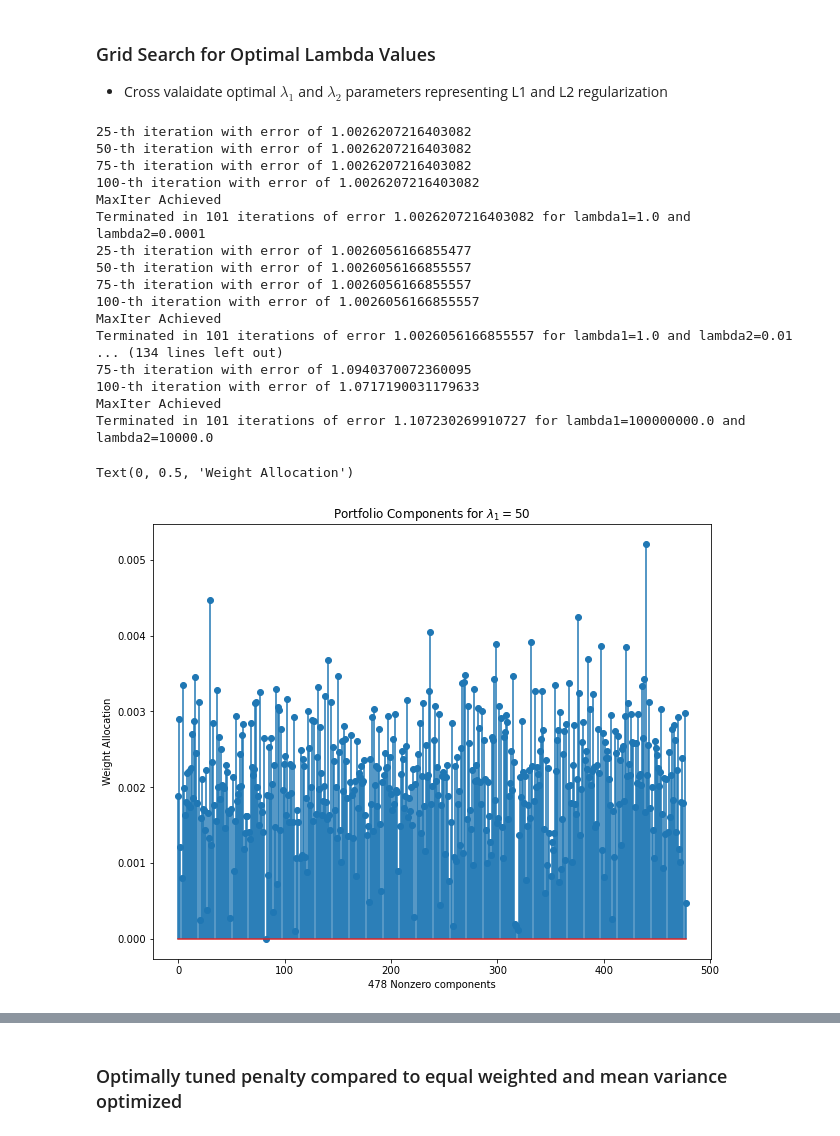
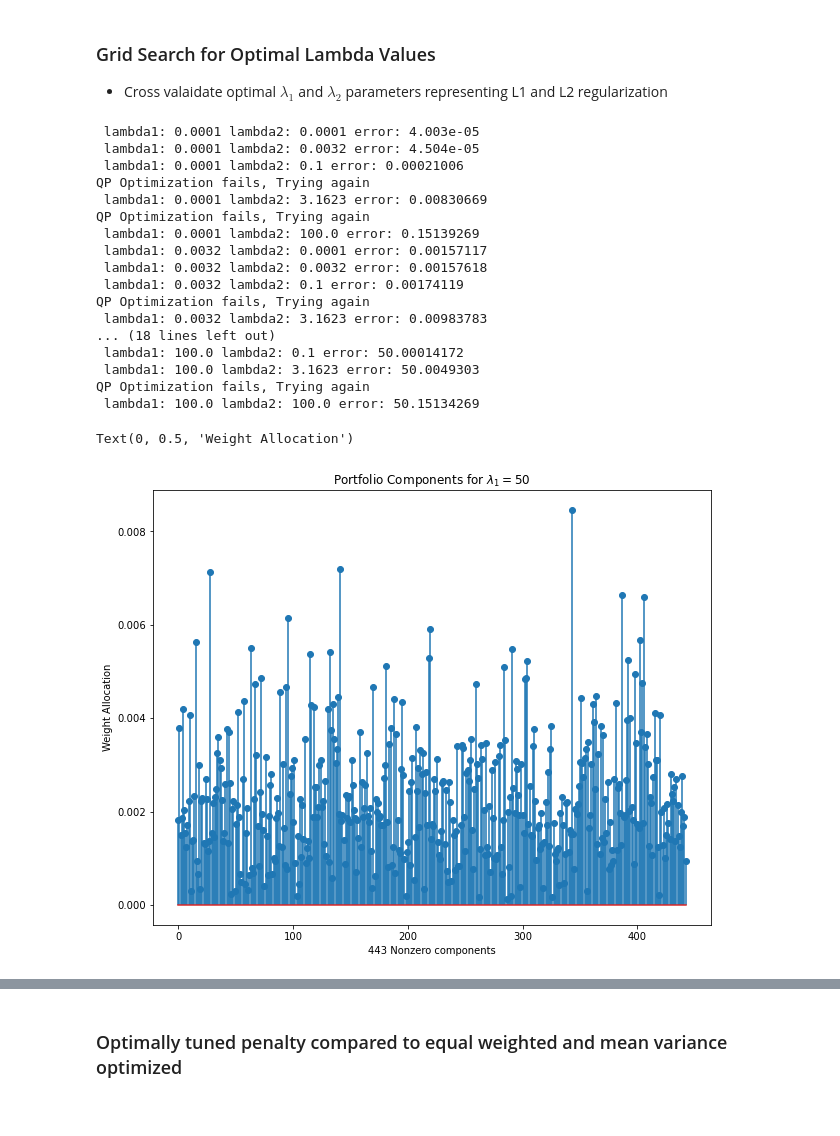
Before and after one commit to jasonbohne123/Split_Bregman_MPT, a Jupyter notebook: Split_Bregman/Split_Bregman_Portfolio.ipynb, the cells around one changed output, grey strips where cells are left out. Cells and saved outputs as stored; diff of their text form; code cells hidden in the pictures.

```diff
--- a/Split_Bregman/Split_Bregman_Portfolio.ipynb
+++ b/Split_Bregman/Split_Bregman_Portfolio.ipynb
@@ -16,7 +16,7 @@ import matplotlib.pyplot as plt
 ###  Returns below
 - Note log returns have caused some issues numerically within optimiztion
 # %%
-equity_data=pd.read_csv('equity_data_2010_2020.csv')
+equity_data=pd.read_csv('../data/equity_data_2010_2020.csv')
 equity_data.index=equity_data['Date']
 equity_data=equity_data.drop(columns=['Date'])
 
@@ -279,18 +341,20 @@ Text(0, 0.5, 'Weight Allocation')
 - Cross valaidate optimal $\lambda_1$ and $\lambda_2$ parameters representing L1 and L2 regularization
 # %%
 def grid_search(params,returns_mean,returns_cov,tol=1e-8,maxiter=25):
+    """ Grid Search for optimal lambda1 and lambda2 under constrained portfolio problem
+    """
     results={}
     for i in params:
         lambda1,lambda2=i
-        w,error=split_bregman(returns_cov,returns_mean,lambda1,lambda2,tol=1e-8,maxiter=100,approach=2)
-        if max(abs(w))==0:
-            continue
+        lb,ub=0,1
+        w,error=split_bregman(returns_cov,returns_mean,lambda1,lambda2,lb=lb,ub=ub,tol=tol,maxiter=maxiter,approach="closed-form",verbose=False)
+        print(f" lambda1: {np.round(lambda1,4)} lambda2: {np.round(lambda2,4)} error: {np.round(error,8)}")
         results[i]=(w,error)
     sorted_dict=sorted(results.items(), key=lambda x:x[1][1])
     return sorted_dict
 
-lambda1_grid=np.logspace(0,8,5)
-lambda2_grid=np.logspace(-4,4,5)
+lambda1_grid=np.geomspace(0.0001,100,5)
+lambda2_grid=np.geomspace(0.0001,100,5)
 
 params=[]
 for i in itertools.product(lambda1_grid,lambda2_grid):
@@ -298,35 +362,35 @@ for i in itertools.product(lambda1_grid,lambda2_grid):
 
 sorted_dict=grid_search(params,returns_mean,returns_cov)
 # %% [output]
-25-th iteration with error of 1.0026207216403082
-50-th iteration with error of 1.0026207216403082
-75-th iteration with error of 1.0026207216403082
-100-th iteration with error of 1.0026207216403082
-MaxIter Achieved
-Terminated in 101 iterations of error 1.0026207216403082 for lambda1=1.0 and lambda2=0.0001
-25-th iteration with error of 1.0026056166855477
-50-th iteration with error of 1.0026056166855557
-75-th iteration with error of 1.0026056166855557
-100-th iteration with error of 1.0026056166855557
-MaxIter Achieved
-Terminated in 101 iterations of error 1.0026056166855557 for lambda1=1.0 and lambda2=0.01
-... (134 lines left out)
-75-th iteration with error of 1.0940370072360095
-100-th iteration with error of 1.0717190031179633
-MaxIter Achieved
-Terminated in 101 iterations of error 1.107230269910727 for lambda1=100000000.0 and lambda2=10000.0
+ lambda1: 0.0001 lambda2: 0.0001 error: 4.003e-05
+ lambda1: 0.0001 lambda2: 0.0032 error: 4.504e-05
+ lambda1: 0.0001 lambda2: 0.1 error: 0.00021006
+QP Optimization fails, Trying again
+ lambda1: 0.0001 lambda2: 3.1623 error: 0.00830669
+QP Optimization fails, Trying again
+ lambda1: 0.0001 lambda2: 100.0 error: 0.15139269
+ lambda1: 0.0032 lambda2: 0.0001 error: 0.00157117
+ lambda1: 0.0032 lambda2: 0.0032 error: 0.00157618
+ lambda1: 0.0032 lambda2: 0.1 error: 0.00174119
+QP Optimization fails, Trying again
+ lambda1: 0.0032 lambda2: 3.1623 error: 0.00983783
+... (18 lines left out)
+ lambda1: 100.0 lambda2: 0.1 error: 50.00014172
+ lambda1: 100.0 lambda2: 3.1623 error: 50.0049303
+QP Optimization fails, Trying again
+ lambda1: 100.0 lambda2: 100.0 error: 50.15134269
 # %%
 wi=sorted_dict[0][1][0]
-nonzero_wi=np.where(abs(wi)>0)[0]
+nonzero_wi=np.where(abs(wi)>0.0001)[0]
 
 fig,ax=plt.subplots(figsize=(10,8))
 plt.title("Portfolio Components for $\lambda_1=50$")
 ax.stem(wi[nonzero_wi])
 plt.xlabel(f"{len(wi[nonzero_wi])} Nonzero components")
 plt.ylabel("Weight Allocation")
 # %% [output]
 Text(0, 0.5, 'Weight Allocation')
-[figure, old version]
+[figure, new version]
 # %%
 print(f"Largest Component is {max(abs(wi[nonzero_wi]))}")
 print(f"Smallest Component is {min(abs(wi[nonzero_wi]))}")
```
Also changed, not shown: parts of 17 cells of this notebook, 5 other files.
